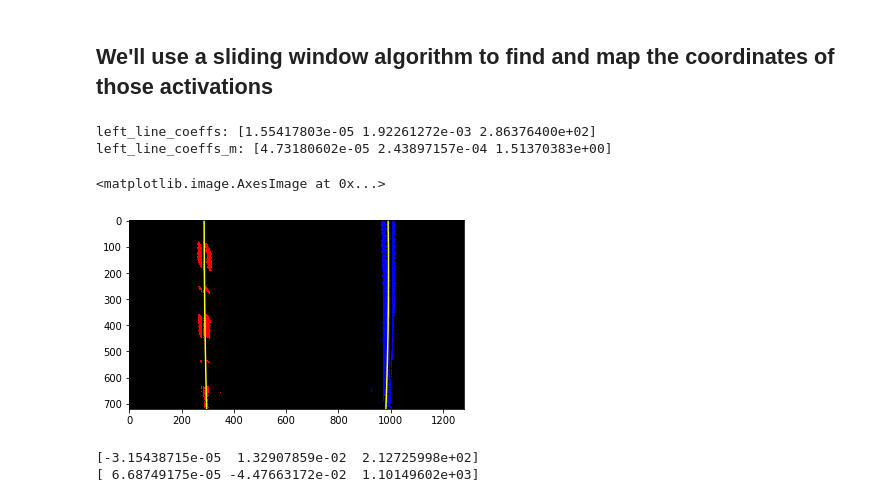
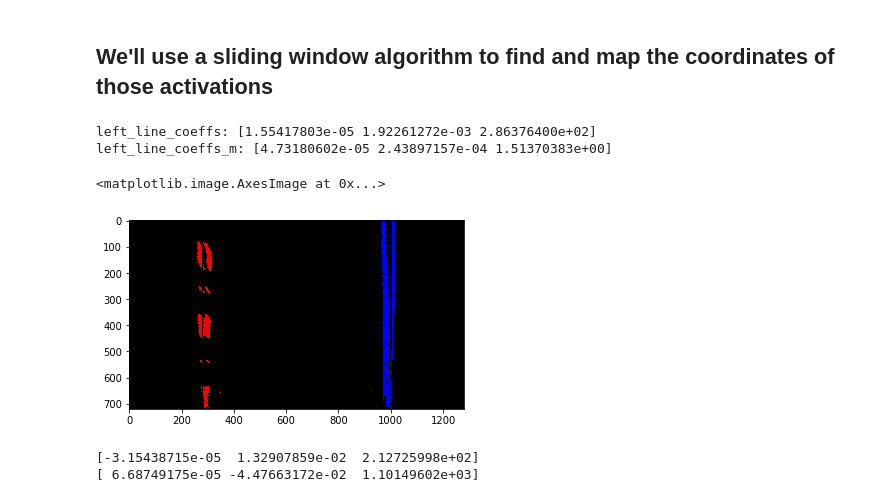
Before and after one commit to gobrando/CarND-Camera-Calibration, a Jupyter notebook: advanced_lane_lines_project/CarND-Advanced-Lane-Lines/lane_detection.ipynb, the cells around one changed output. Drawn from its saved outputs; the diff is of its cells as text; code cells hidden in the pictures.

Commit message:
fixed output image yellow lines bug

```diff
--- a/advanced_lane_lines_project/CarND-Advanced-Lane-Lines/lane_detection.ipynb
+++ b/advanced_lane_lines_project/CarND-Advanced-Lane-Lines/lane_detection.ipynb
@@ -294,36 +294,36 @@ def fit_polynomial(binary_warped):
 
     # Generate x and y values for plotting
     ploty = np.linspace(0, binary_warped.shape[0]-1, binary_warped.shape[0] )
     try:
         left_fitx = left_fit[0]*ploty**2 + left_fit[1]*ploty + left_fit[2]
         right_fitx = right_fit[0]*ploty**2 + right_fit[1]*ploty + right_fit[2]
     except TypeError:
         # Avoids an error if `left` and `right_fit` are still none or incorrect
         print('The function failed to fit a line!')
         left_fitx = 1*ploty**2 + 1*ploty
         right_fitx = 1*ploty**2 + 1*ploty
 
     ## Visualization ##
     # Colors in the left and right lane regions
     out_img[lefty, leftx] = [255, 0, 0]
     out_img[righty, rightx] = [0, 0, 255]
 
     # Plots the left and right equations of the lane lines
-    plt.plot(left_fitx, ploty, color='yellow')
-    plt.plot(right_fitx, ploty, color='yellow')
+    #plt.plot(left_fitx, ploty, color='yellow')
+    #plt.plot(right_fitx, ploty, color='yellow')
 
     return out_img, left_fit, right_fit, left_fit_m, right_fit_m, left_fitx, right_fitx
 
 
 windowed_img, left_fit, right_fit, left_fit_m, right_fit_m, left_fitx, right_fitx = fit_polynomial(combined_binary)
 print("left_line_coeffs:", left_fit)
 print("left_line_coeffs_m:", left_fit_m)
 plt.imshow(windowed_img)
 # %% [output]
 left_line_coeffs: [1.55417803e-05 1.92261272e-03 2.86376400e+02]
 left_line_coeffs_m: [4.73180602e-05 2.43897157e-04 1.51370383e+00]
 <matplotlib.image.AxesImage at 0x...>
-[figure, old version]
+[figure, new version]
 # %%
 import cv2
 import numpy as np
```
Also changed, not shown: parts of 6 cells of this notebook.
